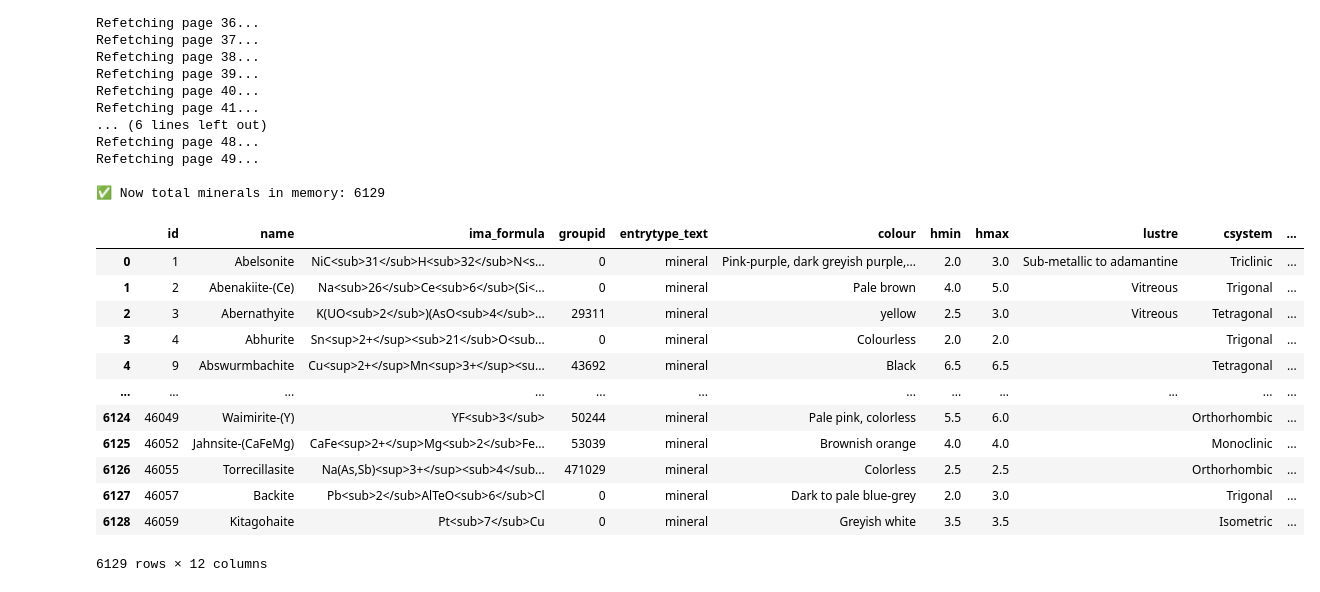
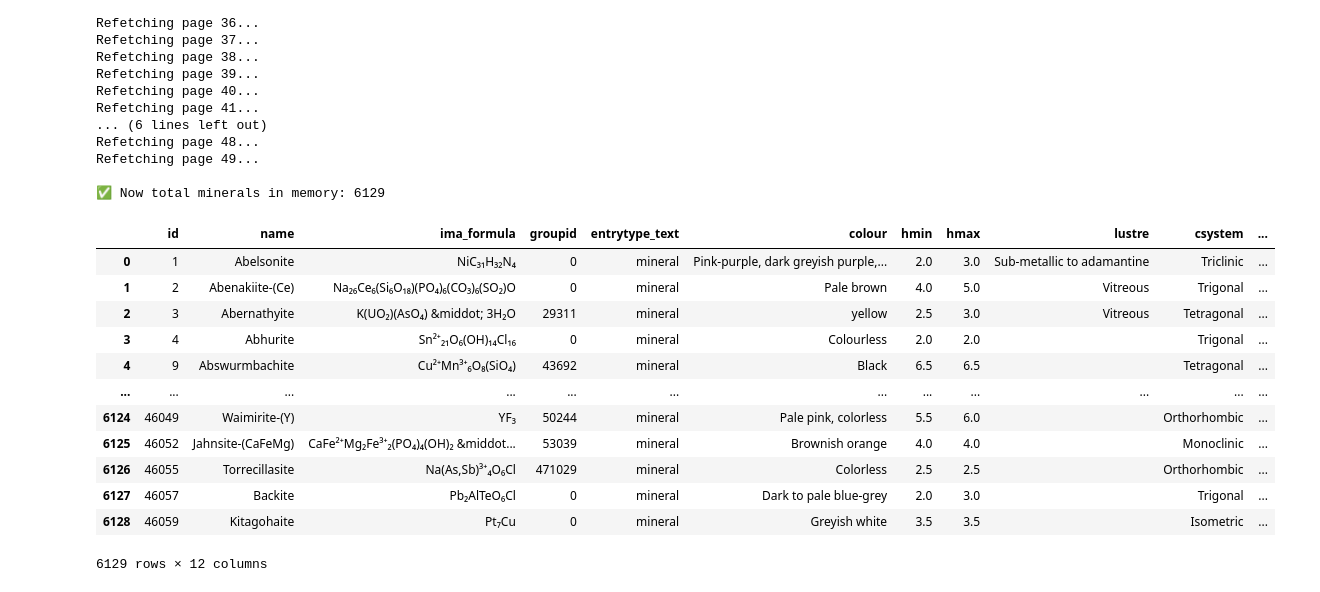
Before and after one commit to logancorrea/Mineral-Collection, a Jupyter notebook: mindat.ipynb, the cells around one changed output. Drawn from its saved outputs; the diff is of its cells as text; code cells hidden in the pictures.

```diff
--- a/mindat.ipynb
+++ b/mindat.ipynb
@@ -151,22 +151,62 @@ Refetching page 49...
 
 ✅ Now total minerals in memory: 6129
 # %%
+import pandas as pd
+import re
+
+# Create the DataFrame from all_results
 df = pd.DataFrame(all_results)
+
+# Add Mindat URL
 df["url"] = "https://www.mindat.org/min-" + df["id"].astype(str) + ".html"
+
+# Format chemical formulas: replace <sub> and <sup> with Unicode characters
+def replace_html_tags(formula: str) -> str:
+    sub_map = str.maketrans("0123456789", "₀₁₂₃₄₅₆₇₈₉")
+    sup_map = str.maketrans("0123456789+-=()", "⁰¹²³⁴⁵⁶⁷⁸⁹⁺⁻⁼⁽⁾")
+
+    # Replace <sup>...</sup> blocks
+    formula = re.sub(
+        r"<sup>(.*?)</sup>",
+        lambda m: m.group(1).translate(sup_map),
+        formula
+    )
+
+    # Replace <sub>...</sub> blocks
+    formula = re.sub(
+        r"<sub>(.*?)</sub>",
+        lambda m: m.group(1).translate(sub_map),
+        formula
+    )
+
+    return formula
+
+# Apply formatting to the ima_formula column
+df["ima_formula"] = df["ima_formula"].astype(str).apply(replace_html_tags)
+
+# fix unicode errors
+df["ima_formula"] = df["ima_formula"].str.replace("&#9723;", "◻", regex=False)
+df["ima_formula"] = df["ima_formula"].str.replace("&#8776;", "≈", regex=False)
+df["ima_formula"] = df["ima_formula"].str.replace("&#60;", "<", regex=False)
+df["ima_formula"] = df["ima_formula"].str.replace("&#8804;", "≤", regex=False)
+
+
+
+# Display the cleaned DataFrame
 display(df)
 # %% [output]
 |  | id | name | ima_formula | groupid | entrytype_text | colour | hmin | hmax | lustre | csystem | ... |
-| 0 | 1 | Abelsonite | NiC<sub>31</sub>H<sub>32</sub>N<s... | 0 | mineral | Pink-purple, dark greyish purple,... | 2.0 | 3.0 | Sub-metallic to adamantine | Triclinic | ... |
-| 1 | 2 | Abenakiite-(Ce) | Na<sub>26</sub>Ce<sub>6</sub>(Si<... | 0 | mineral | Pale brown | 4.0 | 5.0 | Vitreous | Trigonal | ... |
-| 2 | 3 | Abernathyite | K(UO<sub>2</sub>)(AsO<sub>4</sub>... | 29311 | mineral | yellow | 2.5 | 3.0 | Vitreous | Tetragonal | ... |
-| 3 | 4 | Abhurite | Sn<sup>2+</sup><sub>21</sub>O<sub... | 0 | mineral | Colourless | 2.0 | 2.0 |  | Trigonal | ... |
-| 4 | 9 | Abswurmbachite | Cu<sup>2+</sup>Mn<sup>3+</sup><su... | 43692 | mineral | Black | 6.5 | 6.5 |  | Tetragonal | ... |
+| 0 | 1 | Abelsonite | NiC₃₁H₃₂N₄ | 0 | mineral | Pink-purple, dark greyish purple,... | 2.0 | 3.0 | Sub-metallic to adamantine | Triclinic | ... |
+| 1 | 2 | Abenakiite-(Ce) | Na₂₆Ce₆(Si₆O₁₈)(PO₄)₆(CO₃)₆(SO₂)O | 0 | mineral | Pale brown | 4.0 | 5.0 | Vitreous | Trigonal | ... |
+| 2 | 3 | Abernathyite | K(UO₂)(AsO₄) &middot; 3H₂O | 29311 | mineral | yellow | 2.5 | 3.0 | Vitreous | Tetragonal | ... |
+| 3 | 4 | Abhurite | Sn²⁺₂₁O₆(OH)₁₄Cl₁₆ | 0 | mineral | Colourless | 2.0 | 2.0 |  | Trigonal | ... |
+| 4 | 9 | Abswurmbachite | Cu²⁺Mn³⁺₆O₈(SiO₄) | 43692 | mineral | Black | 6.5 | 6.5 |  | Tetragonal | ... |
 | ... | ... | ... | ... | ... | ... | ... | ... | ... | ... | ... | ... |
-| 6124 | 46049 | Waimirite-(Y) | YF<sub>3</sub> | 50244 | mineral | Pale pink, colorless | 5.5 | 6.0 |  | Orthorhombic | ... |
-| 6125 | 46052 | Jahnsite-(CaFeMg) | CaFe<sup>2+</sup>Mg<sub>2</sub>Fe... | 53039 | mineral | Brownish orange | 4.0 | 4.0 |  | Monoclinic | ... |
-| 6126 | 46055 | Torrecillasite | Na(As,Sb)<sup>3+</sup><sub>4</sub... | 471029 | mineral | Colorless | 2.5 | 2.5 |  | Orthorhombic | ... |
-| 6127 | 46057 | Backite | Pb<sub>2</sub>AlTeO<sub>6</sub>Cl | 0 | mineral | Dark to pale blue-grey | 2.0 | 3.0 |  | Trigonal | ... |
-| 6128 | 46059 | Kitagohaite | Pt<sub>7</sub>Cu | 0 | mineral | Greyish white | 3.5 | 3.5 |  | Isometric | ... |
+| 6124 | 46049 | Waimirite-(Y) | YF₃ | 50244 | mineral | Pale pink, colorless | 5.5 | 6.0 |  | Orthorhombic | ... |
+| 6125 | 46052 | Jahnsite-(CaFeMg) | CaFe²⁺Mg₂Fe³⁺₂(PO₄)₄(OH)₂ &middot... | 53039 | mineral | Brownish orange | 4.0 | 4.0 |  | Monoclinic | ... |
+| 6126 | 46055 | Torrecillasite | Na(As,Sb)³⁺₄O₆Cl | 471029 | mineral | Colorless | 2.5 | 2.5 |  | Orthorhombic | ... |
+| 6127 | 46057 | Backite | Pb₂AlTeO₆Cl | 0 | mineral | Dark to pale blue-grey | 2.0 | 3.0 |  | Trigonal | ... |
+| 6128 | 46059 | Kitagohaite | Pt₇Cu | 0 | mineral | Greyish white | 3.5 | 3.5 |  | Isometric | ... |
 6129 rows × 12 columns
 # %%
 # Save to CSV
```
Also changed, not shown: 17 other files.
